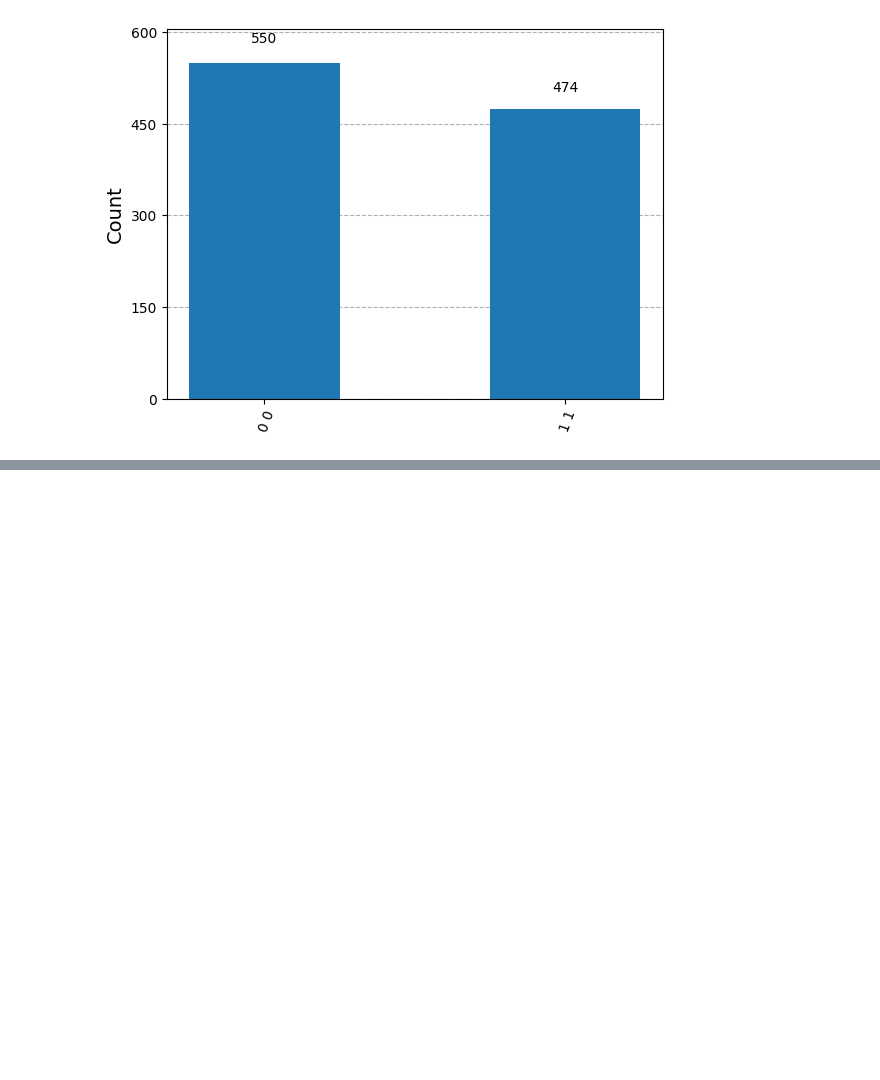
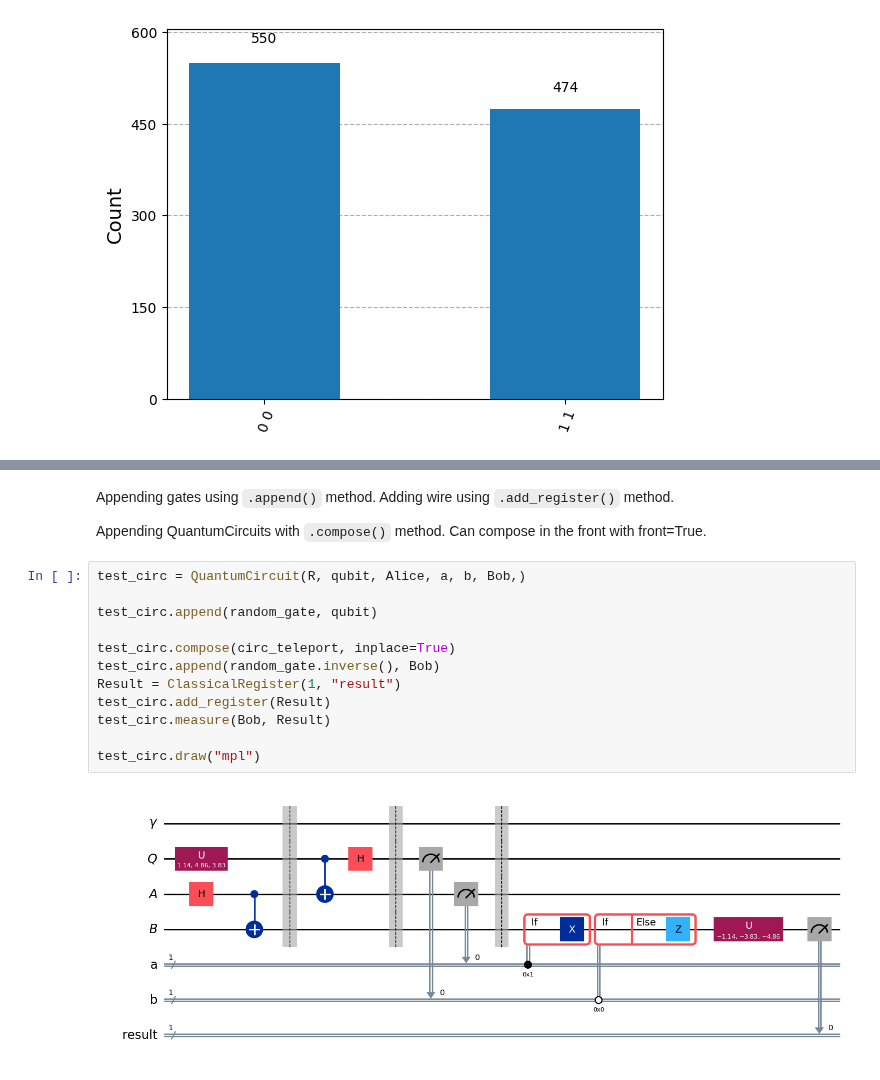
Before and after one commit to Weidsn/Quantum_Computational_Fluid_Dynamics, a Jupyter notebook: Qiskit/Qiskit_installation_Guide.ipynb, the cells around one changed output, grey strips where cells are left out. Drawn from its saved outputs; the diff is of its cells as text; blank space fills up the shorter version.

```diff
--- a/Qiskit/Qiskit_installation_Guide.ipynb
+++ b/Qiskit/Qiskit_installation_Guide.ipynb
@@ -443,0 +517,19 @@ plot_histogram(stats_4)
+# %% [markdown]
+Appending gates using `.append()` method.
+Adding wire using `.add_register()` method.
+
+Appending QuantumCircuits with `.compose()` method. Can compose in the front with front=True.
+# %%
+test_circ = QuantumCircuit(R, qubit, Alice, a, b, Bob,)
+
+test_circ.append(random_gate, qubit)
+
+test_circ.compose(circ_teleport, inplace=True)
+test_circ.append(random_gate.inverse(), Bob)
+Result = ClassicalRegister(1, "result")
+test_circ.add_register(Result)
+test_circ.measure(Bob, Result)
+
+test_circ.draw("mpl")
+# %% [output]
+[figure, added]
```
Also changed, not shown: parts of 18 cells of this notebook.
